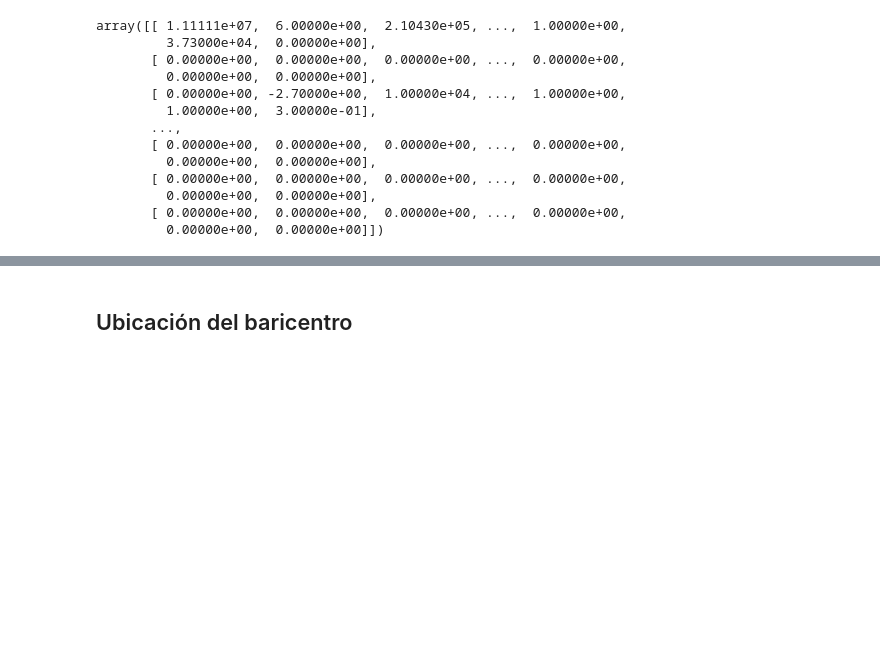
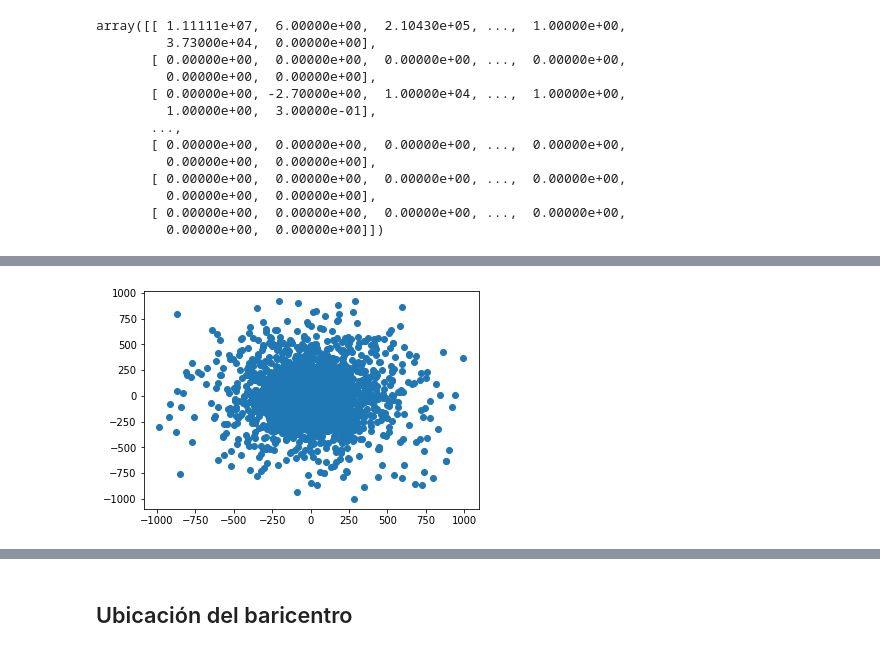
Before and after one commit to omarciraptor/Avances_Mathusla, a Jupyter notebook: Notebook_M.ipynb, the cells around one changed output, grey strips where cells are left out. Cells and saved outputs as stored; diff of their text form; code cells hidden in the pictures; blank space fills up the shorter version.

```diff
--- a/Notebook_M.ipynb
+++ b/Notebook_M.ipynb
@@ -42 +67,7 @@ plt.show()
+# %%
+
+plt.scatter(P[:,0], P[:,1])
+plt.show()
+# %% [output]
+[figure, added]
 # %%
```
Also changed, not shown: parts of 13 cells of this notebook.
